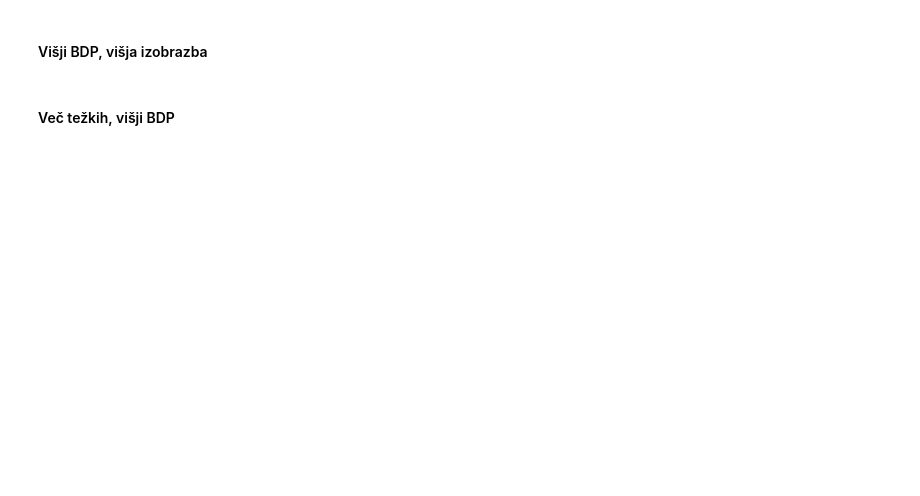
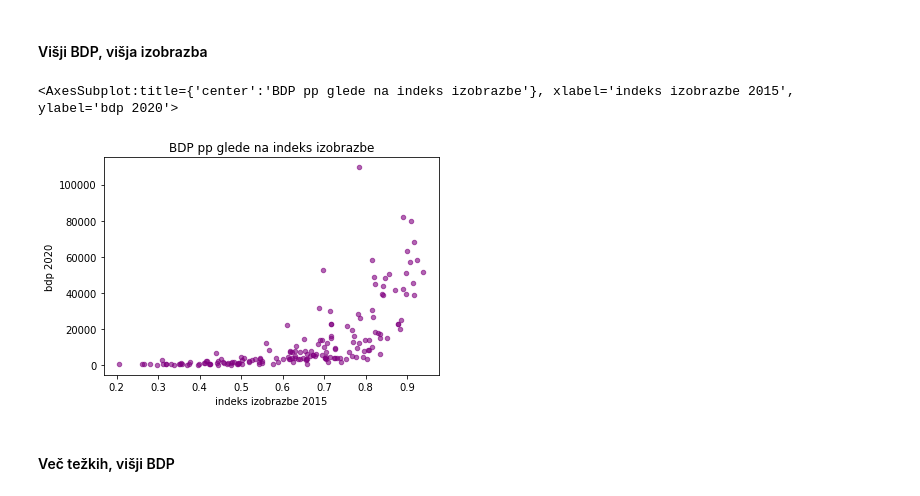
Before and after one commit to zalastopar/Analiza-nekaterih-lastnosti-drzav, a Jupyter notebook: pandas.ipynb, the cells around one changed output. Cells and saved outputs as stored; diff of their text form; code cells hidden in the pictures; blank space fills up the shorter version.

```diff
--- a/pandas.ipynb
+++ b/pandas.ipynb
@@ -33,4 +59,10 @@ drzave
 # %% [markdown]
 #### Višji BDP, višja izobrazba
+# %%
+drzave.plot.scatter('indeks izobrazbe 2015', 'bdp 2020', alpha = 0.6, c = 'purple', title = 'BDP pp glede na indeks izobrazbe')
+#regresija
+# %% [output]
+<AxesSubplot:title={'center':'BDP pp glede na indeks izobrazbe'}, xlabel='indeks izobrazbe 2015', ylabel='bdp 2020'>
+[figure, added]
 # %% [markdown]
 #### Več težkih, višji BDP
```
Also changed, not shown: parts of 14 cells of this notebook, 10 other files.
